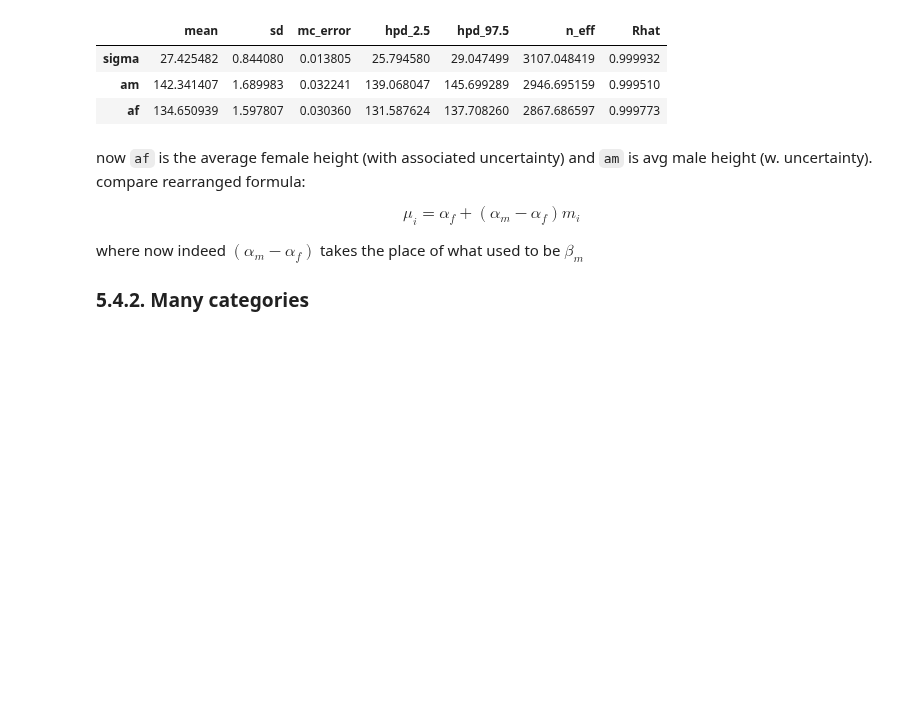
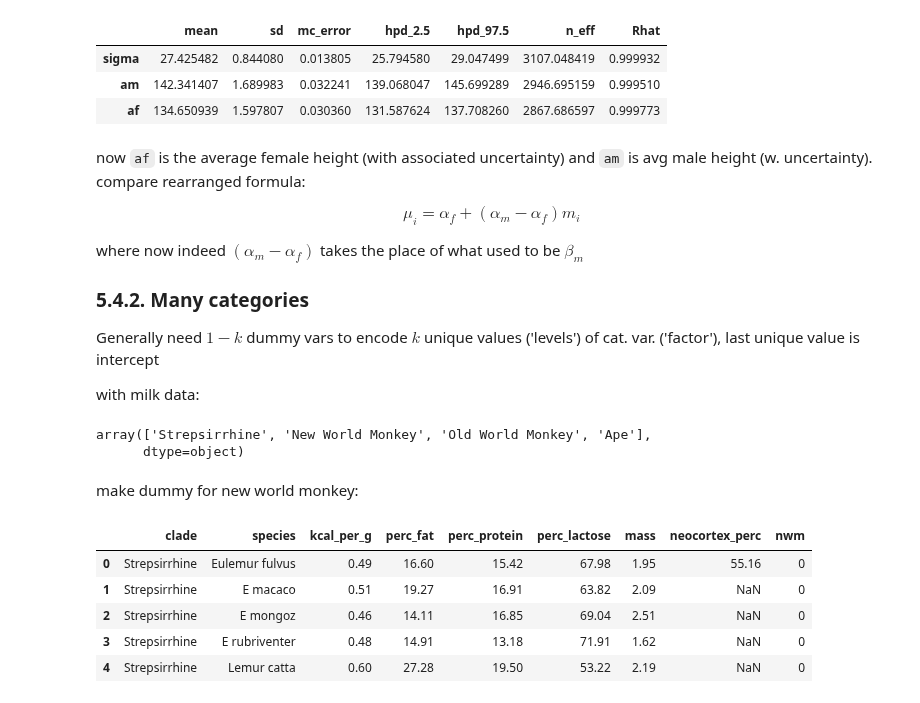
Before and after one commit to nwweber/statistical_rethinking, a Jupyter notebook: chapter_05_multivariate_linear_models.ipynb, the cells around one changed output. Saved outputs shown, nothing was run; the diff lists cells and outputs as text; code cells hidden in the pictures; blank space fills up the shorter version.

```diff
--- a/chapter_05_multivariate_linear_models.ipynb
+++ b/chapter_05_multivariate_linear_models.ipynb
@@ -1385,3 +1385,35 @@ $$
 where now indeed $(\alpha_m - \alpha_f)$ takes the place of what used to be $\beta_m$
 
 ### 5.4.2. Many categories
+Generally need $1 -k$ dummy vars to encode $k$ unique values ('levels') of cat. var. ('factor'), last unique value is intercept
+
+with milk data:
+# %%
+# Code 5.48
+
+d = (
+    pd
+    .read_csv('./data/milk.csv', sep=';')
+    .rename(
+        columns=lambda colname: colname.replace('.', '_'), # make more pythonic
+    )
+)
+
+d.clade.unique()
+# %% [output]
+array(['Strepsirrhine', 'New World Monkey', 'Old World Monkey', 'Ape'],
+      dtype=object)
+# %% [markdown]
+make dummy for new world monkey:
+# %%
+# Code 5.49
+
+d = d.assign(nwm = (d.clade == 'New World Monkey').astype(int))
+d.head()
+# %% [output]
+|  | clade | species | kcal_per_g | perc_fat | perc_protein | perc_lactose | mass | neocortex_perc | nwm |
+| 0 | Strepsirrhine | Eulemur fulvus | 0.49 | 16.60 | 15.42 | 67.98 | 1.95 | 55.16 | 0 |
+| 1 | Strepsirrhine | E macaco | 0.51 | 19.27 | 16.91 | 63.82 | 2.09 | NaN | 0 |
+| 2 | Strepsirrhine | E mongoz | 0.46 | 14.11 | 16.85 | 69.04 | 2.51 | NaN | 0 |
+| 3 | Strepsirrhine | E rubriventer | 0.48 | 14.91 | 13.18 | 71.91 | 1.62 | NaN | 0 |
+| 4 | Strepsirrhine | Lemur catta | 0.60 | 27.28 | 19.50 | 53.22 | 2.19 | NaN | 0 |
```
Also changed, not shown: parts of 15 cells of this notebook.
